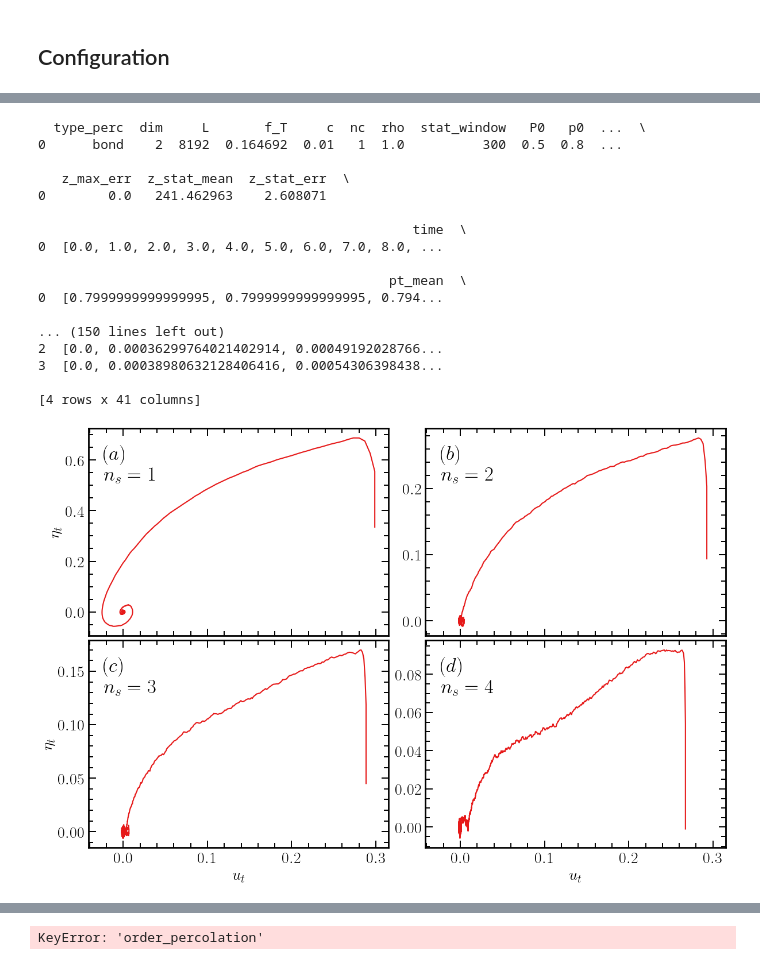
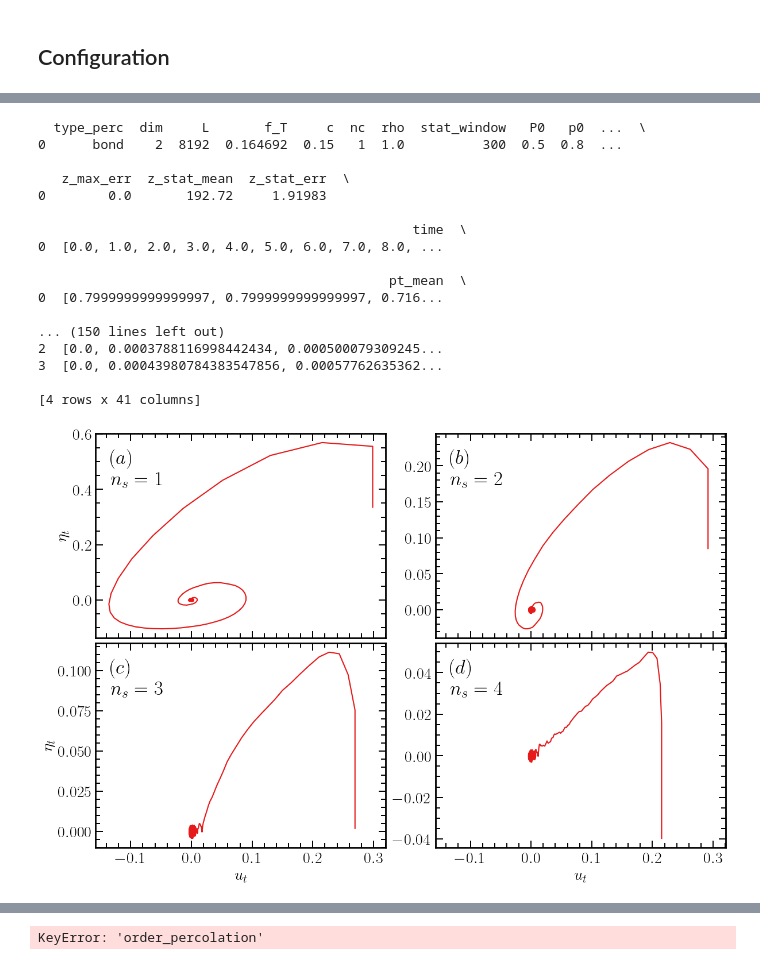
Before and after one commit to JuniorAlencar/self_organization_percolation, a Jupyter notebook: jupyter/study.ipynb, the cells around one changed output, grey strips where cells are left out. Drawn from its saved outputs; the diff is of its cells as text; code cells hidden in the pictures.

```diff
--- a/jupyter/study.ipynb
+++ b/jupyter/study.ipynb
@@ -745,7 +432,7 @@ nc = 1
 L_lst = [256, 512, 1024]
 L = 256
 #c = 0.01
-c = 0.01
+c = 0.15
 #f_TMAX = 0.25
 c_lst = df_dynamic['c'].unique()
 print(c_lst)
@@ -774,10 +461,8 @@ else:
 
 x = df_trunc['f_T'] #f_t
 y = df_trunc['p_mean'] #p_t
-middle = [(x[i+1]+x[i])/2 for i in range(len(x)-1)]
-print(list(x))
-print(middle)
 #plt.plot(x, y,'o')
 #plt.show()
 results = compare_fits(x, y, nc)
+results["exponential"]
 # %% [output]
@@ -796,6 +491,6 @@ exponential        9.906675e-04    1.049162e-02      -71.229206
 # %% [markdown]
 ## Configuration
 # %%
-df_ft_common
-c_unique = [0.01, 0.03, 0.05, 0.1, 0.15, 0.2]
+ft_common = pd.read_csv('../SOP_data/ft_values_2D.dat')
+ft_common
 # %% [output]
@@ -904,13 +599,12 @@ def read_dynamic_bundle(bundle_path):
 L = 8192
 #c = 0.05
 
-c = 0.1
-#c_unique = [0.01, 0.03, 0.05, 0.1, 0.15, 0.2]
+c = 0.15
+#c_unique = [0.01, 0.05, 0.1, 0.15, 0.2]
 sw = 300
 type_perc = 'bond'
 dim = 2
 ns_lst  = [1,2,3,4]
-ft_lst = [0.1646923, 0.1560769, 0.1216154,0.1259231]
 p0_target = 0.8
 P0_target = 0.5
 figsize =  (12, 8)
@@ -934,7 +628,7 @@ fs_l_fig = 35
 for idx, ax in enumerate(axes.flatten()):
     ns = ns_lst[idx]
     rho = 1/ns
-    fT = ft_lst[idx]
+    fT = ft_common[ft_common['c']==c]['ft_min'].values[0]
     path = (
         f"../SOP_data/published_dynamic/{type_perc}_percolation/"
         f"num_colors_{ns}/dim_{dim}/L_{L}/"
@@ -951,38 +645,38 @@ for idx, ax in enumerate(axes.flatten()):
     pt_mean = row["pt_mean"]
     ft_mean = row["ft_mean"]
     t_eq = row["t_eq"]
     p_star = row["p_star"]
 
     t = np.array(time)
     u_t = np.array(pt_mean) - p_star
     eta_t = np.array(ft_mean) - fT
     ax.plot(u_t, eta_t,)
     if(ax==axes[0,0] or ax==axes[1,0]):
         ax.set_ylabel(r'$\eta_t$')
     if(ax==axes[1,0] or ax==axes[1,1]):
         ax.set_xlabel('$u_t$')
     ax.text(0.05, 0.85, labels_fig[idx], transform=ax.transAxes , fontsize=fs_labels_fig)
     ax.text(0.05, 0.75, f"$n_s = {ns_lst[idx]}$", transform=ax.transAxes , fontsize=fs_labels_fig)
 #plt.savefig(results_folder + '/configuration_all.svg')
 plt.show()
 # %% [output]
   type_perc  dim     L       f_T     c  nc  rho  stat_window   P0   p0  ...  \
-0      bond    2  8192  0.164692  0.01   1  1.0          300  0.5  0.8  ...
+0      bond    2  8192  0.164692  0.15   1  1.0          300  0.5  0.8  ...
 
    z_max_err  z_stat_mean  z_stat_err  \
-0        0.0   241.462963    2.608071
+0        0.0       192.72     1.91983
 
                                                 time  \
 0  [0.0, 1.0, 2.0, 3.0, 4.0, 5.0, 6.0, 7.0, 8.0, ...
 
                                              pt_mean  \
-0  [0.7999999999999995, 0.7999999999999995, 0.794...
+0  [0.7999999999999997, 0.7999999999999997, 0.716...
 
 ... (150 lines left out)
-2  [0.0, 0.00036299764021402914, 0.00049192028766...
-3  [0.0, 0.00038980632128406416, 0.00054306398438...
+2  [0.0, 0.0003788116998442434, 0.000500079309245...
+3  [0.0, 0.00043980784383547856, 0.00057762635362...
 
 [4 rows x 41 columns]
-[figure, old version]
+[figure, new version]
 # %%
 L = 8192
```
Also changed, not shown: parts of 11 cells of this notebook, 10 other files.
